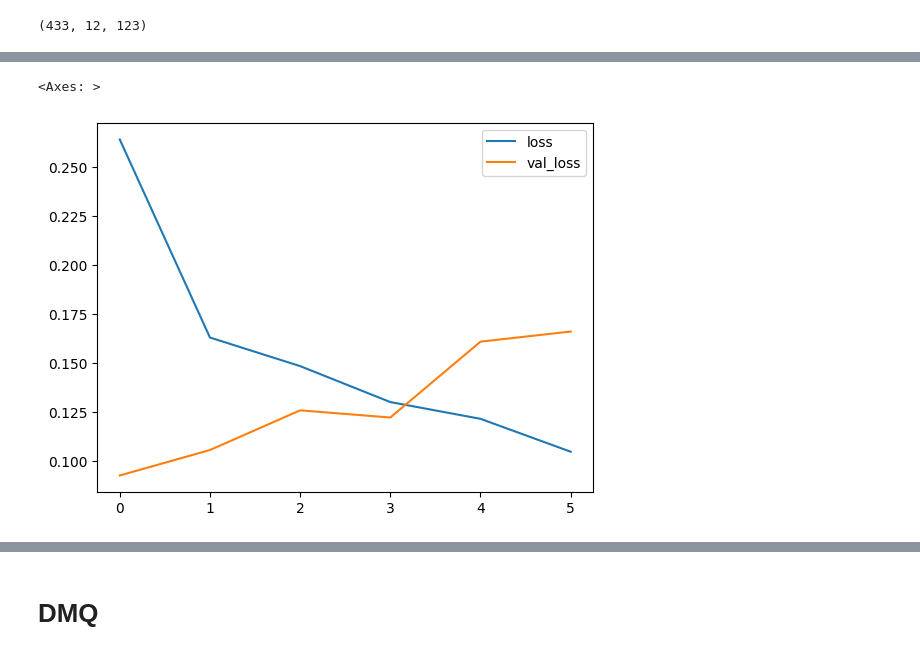
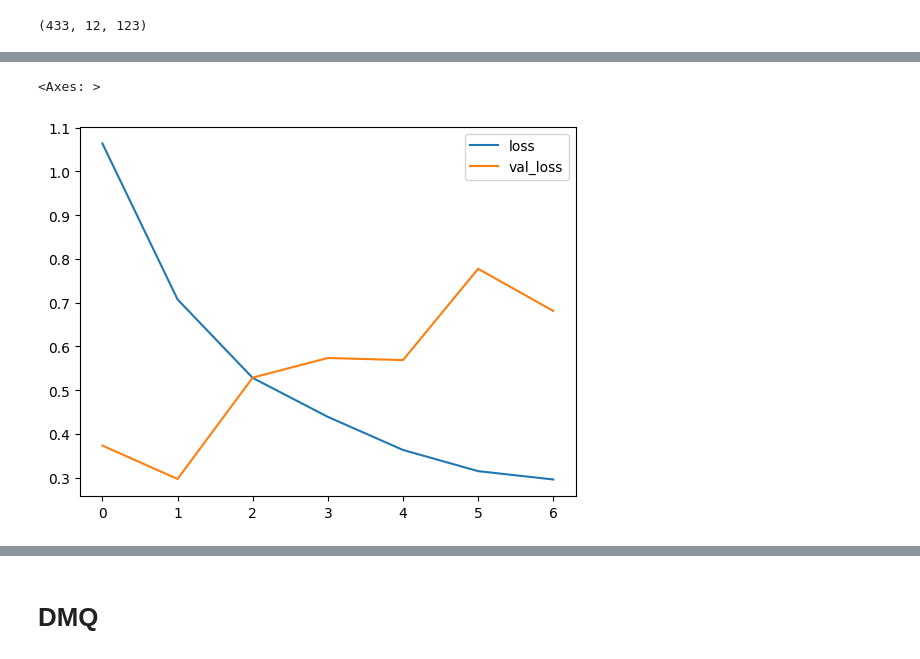
Before and after one commit to rproner1/MacroAtRisk, a Jupyter notebook: tuning.ipynb, the cells around one changed output, grey strips where cells are left out. Drawn from its saved outputs; the diff is of its cells as text; code cells hidden in the pictures.

```diff
--- a/tuning.ipynb
+++ b/tuning.ipynb
@@ -12,7 +12,7 @@ from tensorflow.keras.callbacks import TensorBoard, EarlyStopping
 import matplotlib.pyplot as plt
 
 from src.data.prepare_data import prepare_non_rnn_data, prepare_rnn_data, concatenate_multi_input_data
-from src.train.models import build_dmq_v0, build_dmq_v1, build_dmq
+from src.train.models import build_dmq_v0, build_dmq_v1, build_dmq, build_dmq_prev
 from src.train.losses import make_total_tilted_loss, tilted_loss, make_tilted_loss
 from src.utils.evaluation import compute_oos_r1_score, compute_oos_r2_score
 
@@ -33,7 +33,7 @@ INPUT_PATHS = [BASE_PATH / 'data' / 'processed' / file for file in INPUT_FILES]
 START_DATE = data_config['start_date']
 
 # Data configurations
-TARGET_IDX = 0  # 0: Infl_yoy, 1: IP_yoy, 2: Unrate_yoy
+TARGET_IDX = 2  # 0: Infl_yoy, 1: IP_yoy, 2: Unrate_yoy
 TIME_STEPS = 12  # Number of quarters for RNN
 YEAR = 1997     # Train cutoff year
 VAL_MONTHS = 60   # Number of validation years
@@ -1033,10 +1141,10 @@ input_shapes = [X_train_rnn.shape[1:]] if not isinstance(X_train_rnn, list) else
 
 builder_params = {
     'input_shapes': input_shapes,
-    'shared_recurrent_sizes' : [4]*2,
-    'shared_dense_sizes': [32]*2,
-    'task_sizes': [32]*2,
-    'recurrent_type': 'ln_lstm',
+    'shared_recurrent_sizes' : [4]*3,
+    'shared_dense_sizes': [32]*3,
+    'task_sizes': [32]*3,
+    'recurrent_type': 'lstm',
     'dense_activation': 'relu',
     'dense_kernel_initializer': 'he_normal',
     'bias_initializers' : None,
@@ -1045,8 +1153,8 @@ builder_params = {
 
 hps = {
     'lr': 1e-3,
-    'l2': 0.5,
-    'dropout': 0.2
+    'l2': 0.0,
+    'dropout': 0.0
 }
 
 builder_params.update(hps)
@@ -1054,6 +1162,8 @@ builder_params.update(hps)
 model = build_dmq(
     **builder_params
 )
+
+keras.utils.plot_model(model)
 
 early_stopping = EarlyStopping(
     monitor='val_loss',
@@ -1091,5 +1203,5 @@ Epoch 6/200
 <Axes: >
-[figure, old version]
+[figure, new version]
 # %%
 y_pred = model.predict(X_train_rnn)
 plot_and_evaluate_train_predictions(
```
Also changed, not shown: parts of 14 cells of this notebook.
